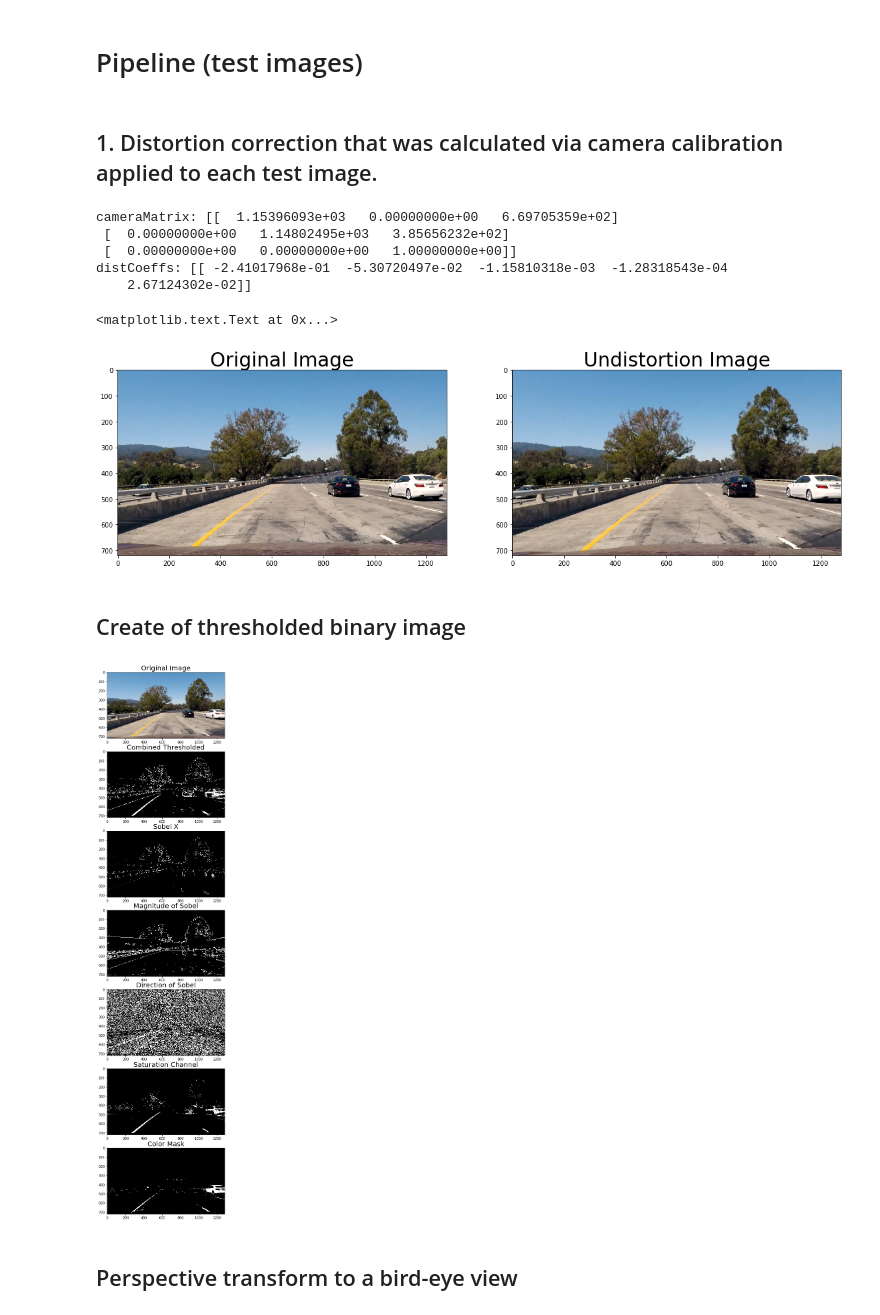
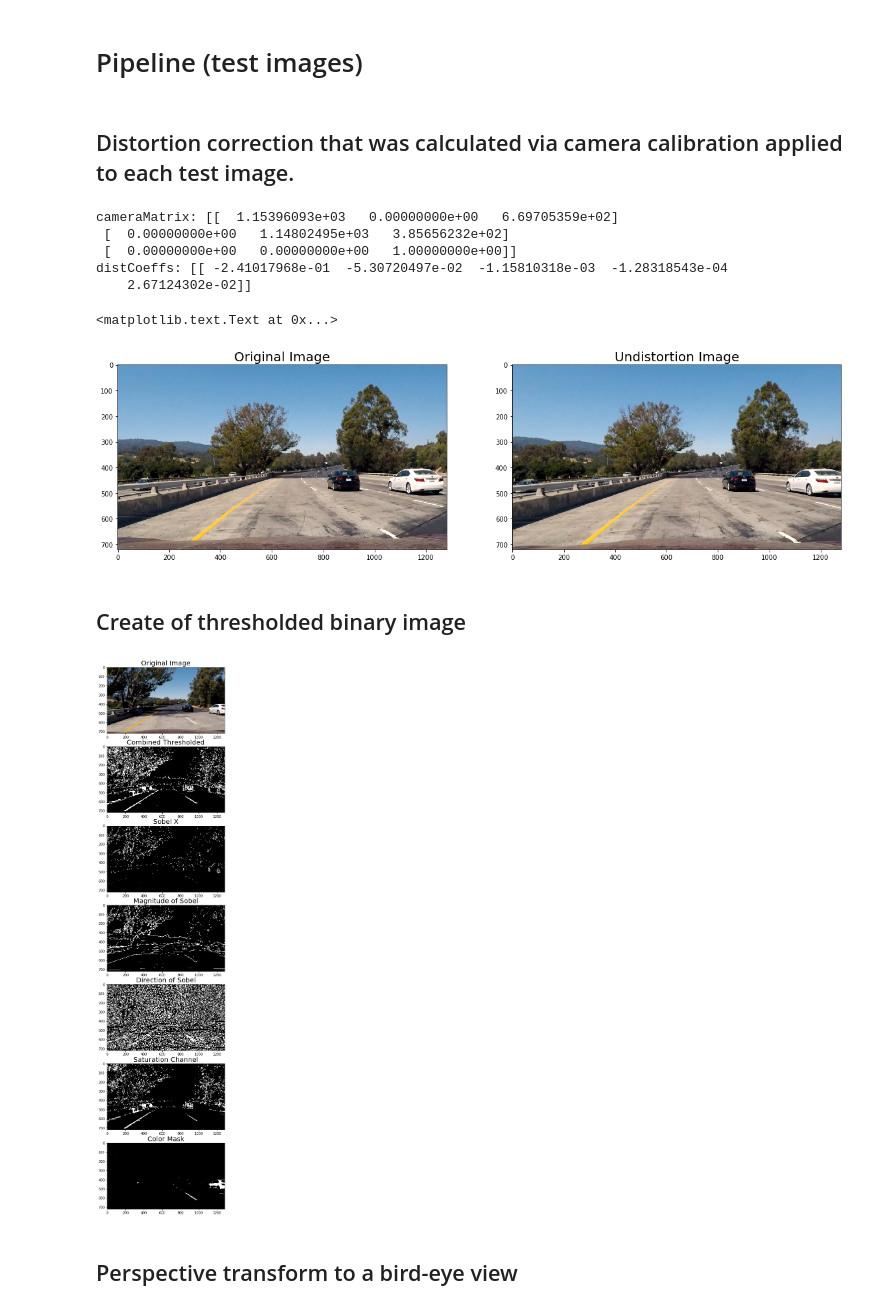
Before and after one commit to demon221/CarND-Advanced-Lane-Lines-P4, a Jupyter notebook: P4.ipynb, the cells around one changed output. Cells and saved outputs as stored; diff of their text form; code cells hidden in the pictures.

```diff
--- a/P4.ipynb
+++ b/P4.ipynb
@@ -78,7 +78,7 @@ ax2.set_title('Undistortion Image', fontsize=20)
 # %% [markdown]
 # Pipeline (test images)
 # %% [markdown]
-## 1. Distortion correction that was calculated via camera calibration applied to each test image.
+## Distortion correction that was calculated via camera calibration applied to each test image.
 # %%
 # Undistortion test images
 
@@ -107,9 +107,9 @@ dst_test1 = mpimg.imread('output_images/test_images/undistorted1.jpg')
 
 f, (ax1, ax2) = plt.subplots(1, 2, figsize=(20,10))
 ax1.imshow(img_test1)
-ax1.set_title('Original Image', fontsize=30)
+ax1.set_title('Original Image', fontsize=20)
 ax2.imshow(dst_test1)
-ax2.set_title('Undistortion Image', fontsize=30)
+ax2.set_title('Undistortion Image', fontsize=20)
 # %% [output]
 cameraMatrix: [[  1.15396093e+03   0.00000000e+00   6.69705359e+02]
  [  0.00000000e+00   1.14802495e+03   3.85656232e+02]
@@ -117,7 +117,7 @@ cameraMatrix: [[  1.15396093e+03   0.00000000e+00   6.69705359e+02]
 distCoeffs: [[ -2.41017968e-01  -5.30720497e-02  -1.15810318e-03  -1.28318543e-04
     2.67124302e-02]]
 <matplotlib.text.Text at 0x...>
-[figure, old version]
+[figure, new version]
 # %% [markdown]
 ## Create of thresholded binary image
 # %%
@@ -212,35 +212,35 @@ def combined_thresh(img):
              (s_bin == 1)] = 1
 
     return combined, absx_bin, mag_bin, dir_bin, s_bin, mask
 
 
 # Read in an undistortion image
-image_undistorted = mpimg.imread('output_images/test_images/undistorted1.jpg')
+image_undistorted = mpimg.imread('output_images/test_images/undistorted5.jpg')
 
 # Run the function
 combined_test, absx_bin, mag_bin, dir_bin, s_bin, color_mask = combined_thresh(image_undistorted)
 
 # Plot the result
 f, (ax1, ax2, ax3, ax4, ax5, ax6, ax7) = plt.subplots(7, 1, figsize=(24, 25))
 
 ax1.imshow(image_undistorted)
 ax1.set_title('Original Image', fontsize=20)
 ax2.imshow(combined_test, cmap='gray')
 ax2.set_title('Combined Thresholded', fontsize=20)
 ax3.imshow(absx_bin, cmap='gray')
 ax3.set_title('Sobel X', fontsize=20)
 ax4.imshow(mag_bin, cmap='gray')
 ax4.set_title('Magnitude of Sobel', fontsize=20)
 ax5.imshow(dir_bin, cmap='gray')
 ax5.set_title('Direction of Sobel', fontsize=20)
 ax6.imshow(s_bin, cmap='gray')
 ax6.set_title('Saturation Channel', fontsize=20)
 ax7.imshow(color_mask, cmap='gray')
 ax7.set_title('Color Mask', fontsize=20)
 
 plt.subplots_adjust(left=0., right=1, top=0.9, bottom=0.)
 # %% [output]
-[figure, old version]
+[figure, new version]
 # %%
 # Read the list of test images
 undistorted_images = glob.glob('./output_images/test_images/undistorted*.jpg')
```
Also changed, not shown: parts of 13 cells of this notebook, 14 other files.
